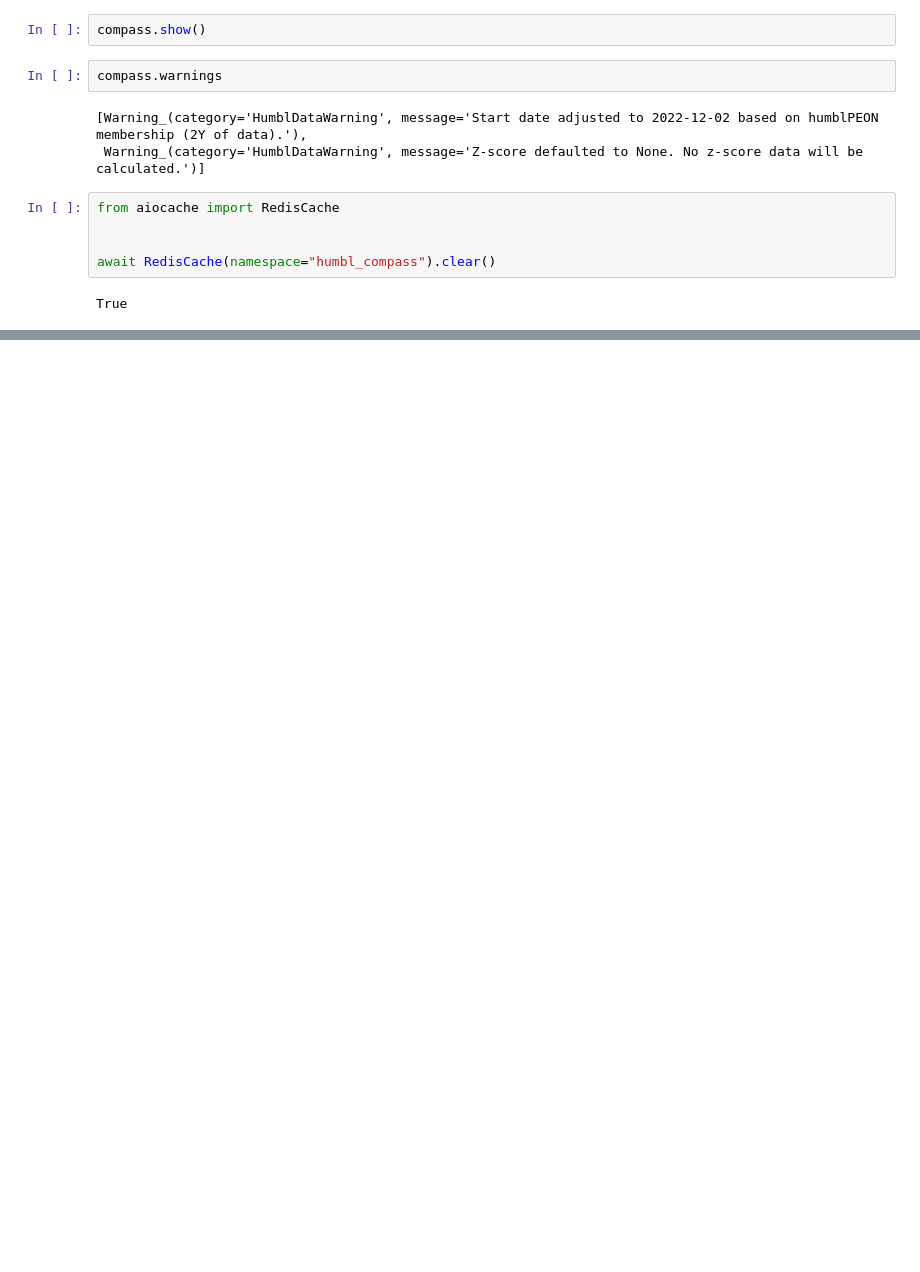
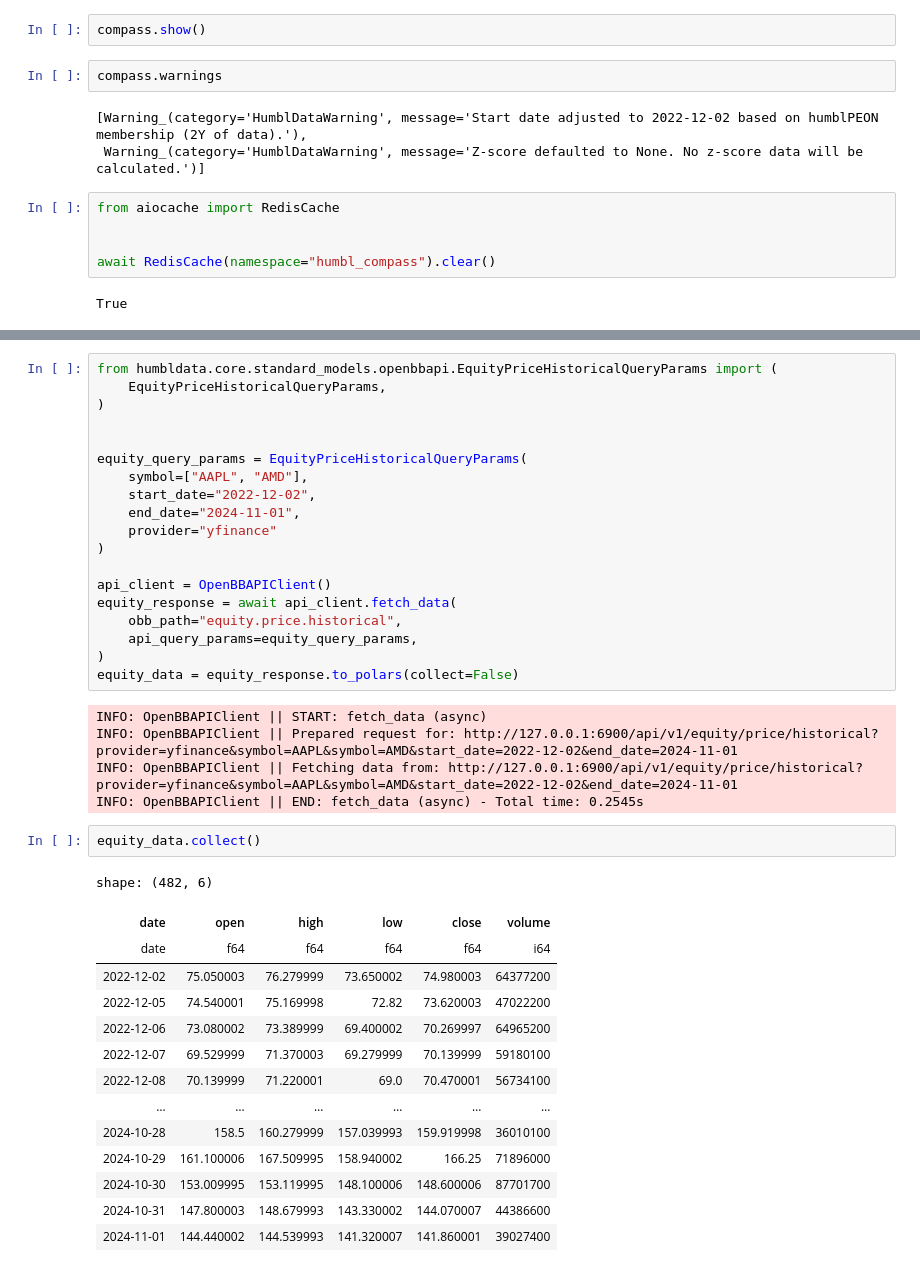
Before and after one commit to humblFINANCE/humblDATA, a Jupyter notebook: notebooks/examples/humblCOMPASS_example.ipynb, the cells around one changed output, grey strips where cells are left out. Cells and saved outputs as stored; diff of their text form; blank space fills up the shorter version.

```diff
--- a/notebooks/examples/humblCOMPASS_example.ipynb
+++ b/notebooks/examples/humblCOMPASS_example.ipynb
@@ -125,2 +125,43 @@ INFO: OpenBBAPIClient || END: fetch_data (async) - Total time: 0.1862s
 The autoreload extension is already loaded. To reload it, use:
   %reload_ext autoreload
+# %%
+from humbldata.core.standard_models.openbbapi.EquityPriceHistoricalQueryParams import (
+    EquityPriceHistoricalQueryParams,
+)
+
+
+equity_query_params = EquityPriceHistoricalQueryParams(
+    symbol=["AAPL", "AMD"],
+    start_date="2022-12-02",
+    end_date="2024-11-01",
+    provider="yfinance"
+)
+
+api_client = OpenBBAPIClient()
+equity_response = await api_client.fetch_data(
+    obb_path="equity.price.historical",
+    api_query_params=equity_query_params,
+)
+equity_data = equity_response.to_polars(collect=False)
+# %% [output]
+INFO: OpenBBAPIClient || START: fetch_data (async)
+INFO: OpenBBAPIClient || Prepared request for: http://127.0.0.1:6900/api/v1/equity/price/historical?provider=yfinance&symbol=AAPL&symbol=AMD&start_date=2022-12-02&end_date=2024-11-01
+INFO: OpenBBAPIClient || Fetching data from: http://127.0.0.1:6900/api/v1/equity/price/historical?provider=yfinance&symbol=AAPL&symbol=AMD&start_date=2022-12-02&end_date=2024-11-01
+INFO: OpenBBAPIClient || END: fetch_data (async) - Total time: 0.2545s
+# %%
+equity_data.collect()
+# %% [output]
+shape: (482, 6)
+| date | open | high | low | close | volume |
+| date | f64 | f64 | f64 | f64 | i64 |
+| 2022-12-02 | 75.050003 | 76.279999 | 73.650002 | 74.980003 | 64377200 |
+| 2022-12-05 | 74.540001 | 75.169998 | 72.82 | 73.620003 | 47022200 |
+| 2022-12-06 | 73.080002 | 73.389999 | 69.400002 | 70.269997 | 64965200 |
+| 2022-12-07 | 69.529999 | 71.370003 | 69.279999 | 70.139999 | 59180100 |
+| 2022-12-08 | 70.139999 | 71.220001 | 69.0 | 70.470001 | 56734100 |
+| … | … | … | … | … | … |
+| 2024-10-28 | 158.5 | 160.279999 | 157.039993 | 159.919998 | 36010100 |
+| 2024-10-29 | 161.100006 | 167.509995 | 158.940002 | 166.25 | 71896000 |
+| 2024-10-30 | 153.009995 | 153.119995 | 148.100006 | 148.600006 | 87701700 |
+| 2024-10-31 | 147.800003 | 148.679993 | 143.330002 | 144.070007 | 44386600 |
+| 2024-11-01 | 144.440002 | 144.539993 | 141.320007 | 141.860001 | 39027400 |
```
Also changed, not shown: parts of 5 cells of this notebook, 2 other files.
